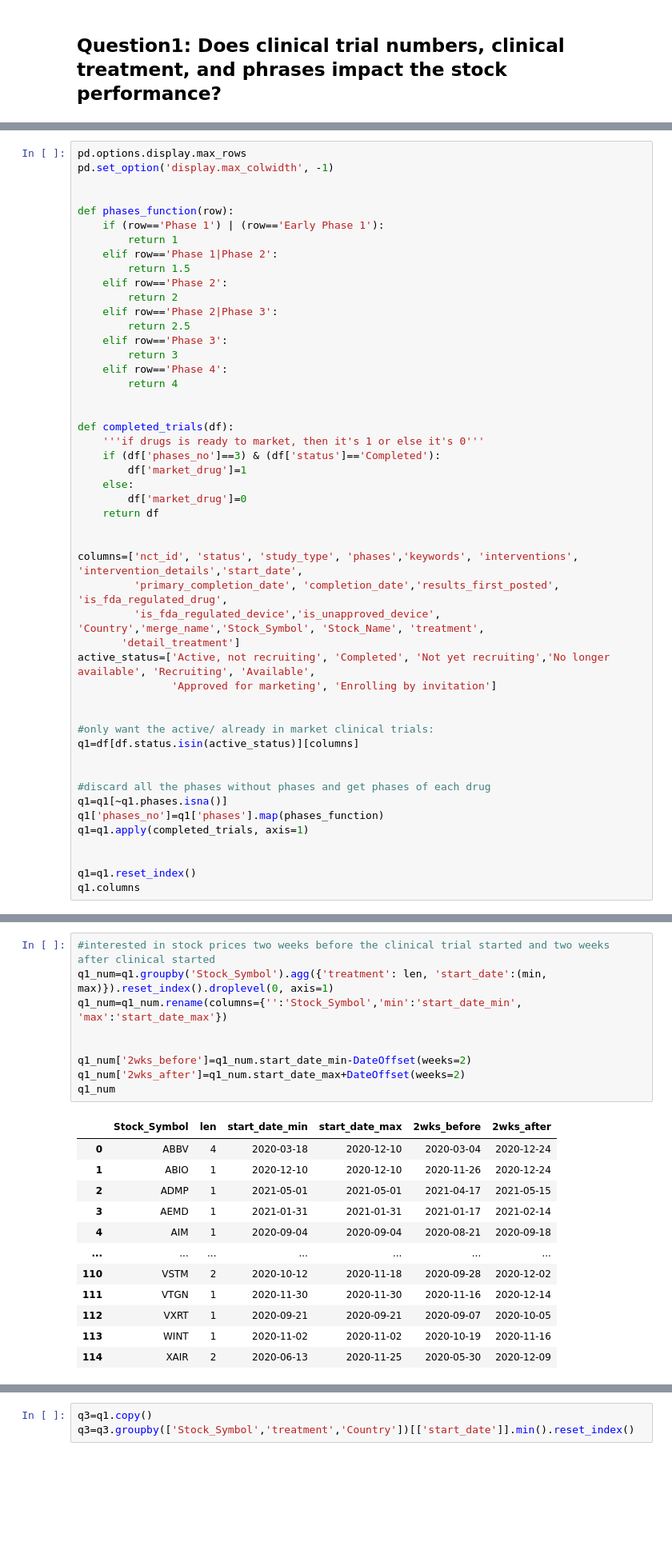
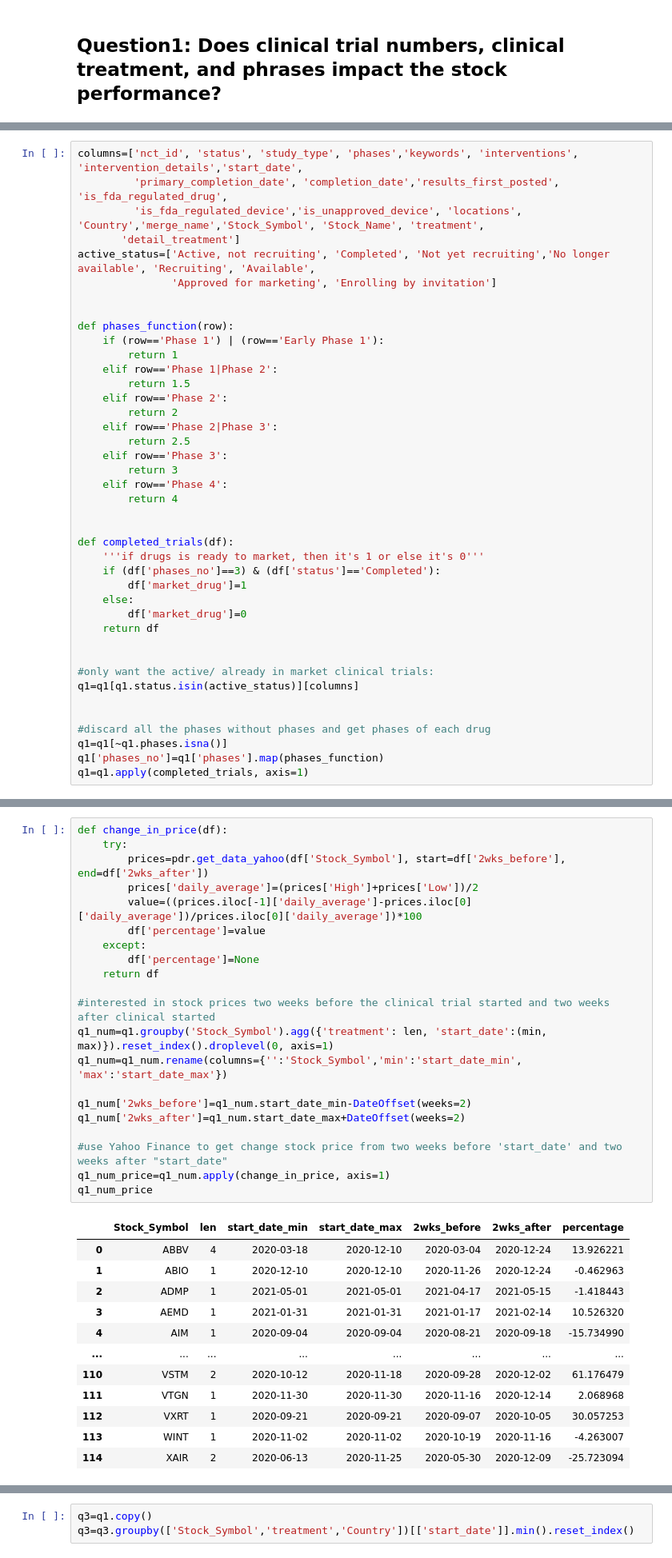
Before and after one commit to snowshine/mads-591-milestone1, a Jupyter notebook: Winnie_code.ipynb, the cells around one changed output, grey strips where cells are left out. Shown at 80% size. Drawn from its saved outputs; the diff is of its cells as text; blank space fills up the shorter version.

```diff
--- a/Winnie_code.ipynb
+++ b/Winnie_code.ipynb
@@ -403,6 +341,10 @@ df['results_first_posted']=pd.to_datetime(df['results_first_posted'])
 # %%
-pd.options.display.max_rows
-pd.set_option('display.max_colwidth', -1)
+columns=['nct_id', 'status', 'study_type', 'phases','keywords', 'interventions', 'intervention_details','start_date',
+         'primary_completion_date', 'completion_date','results_first_posted', 'is_fda_regulated_drug',
+         'is_fda_regulated_device','is_unapproved_device', 'locations', 'Country','merge_name','Stock_Symbol', 'Stock_Name', 'treatment',
+       'detail_treatment']
+active_status=['Active, not recruiting', 'Completed', 'Not yet recruiting','No longer available', 'Recruiting', 'Available',
+               'Approved for marketing', 'Enrolling by invitation']
 
 
 def phases_function(row):
@@ -429,23 +371,11 @@ def completed_trials(df):
     return df
 
 
-columns=['nct_id', 'status', 'study_type', 'phases','keywords', 'interventions', 'intervention_details','start_date',
-         'primary_completion_date', 'completion_date','results_first_posted', 'is_fda_regulated_drug',
-         'is_fda_regulated_device','is_unapproved_device',  'Country','merge_name','Stock_Symbol', 'Stock_Name', 'treatment',
-       'detail_treatment']
-active_status=['Active, not recruiting', 'Completed', 'Not yet recruiting','No longer available', 'Recruiting', 'Available',
-               'Approved for marketing', 'Enrolling by invitation']
-
-
 #only want the active/ already in market clinical trials:
-q1=df[df.status.isin(active_status)][columns]
+q1=q1[q1.status.isin(active_status)][columns]
 
 
 #discard all the phases without phases and get phases of each drug
 q1=q1[~q1.phases.isna()]
 q1['phases_no']=q1['phases'].map(phases_function)
 q1=q1.apply(completed_trials, axis=1)
-
-
-q1=q1.reset_index()
-q1.columns
@@ -463,22 +384,34 @@ Index(['index', 'nct_id', 'status', 'study_type', 'phases', 'keywords',
 # %%
+def change_in_price(df):
+    try:
+        prices=pdr.get_data_yahoo(df['Stock_Symbol'], start=df['2wks_before'], end=df['2wks_after'])
+        prices['daily_average']=(prices['High']+prices['Low'])/2
+        value=((prices.iloc[-1]['daily_average']-prices.iloc[0]['daily_average'])/prices.iloc[0]['daily_average'])*100
+        df['percentage']=value
+    except:
+        df['percentage']=None
+    return df
+
 #interested in stock prices two weeks before the clinical trial started and two weeks after clinical started
 q1_num=q1.groupby('Stock_Symbol').agg({'treatment': len, 'start_date':(min, max)}).reset_index().droplevel(0, axis=1)
 q1_num=q1_num.rename(columns={'':'Stock_Symbol','min':'start_date_min', 'max':'start_date_max'})
 
-
 q1_num['2wks_before']=q1_num.start_date_min-DateOffset(weeks=2)
 q1_num['2wks_after']=q1_num.start_date_max+DateOffset(weeks=2)
-q1_num
+
+#use Yahoo Finance to get change stock price from two weeks before 'start_date' and two weeks after "start_date"
+q1_num_price=q1_num.apply(change_in_price, axis=1)
+q1_num_price
 # %% [output]
-|  | Stock_Symbol | len | start_date_min | start_date_max | 2wks_before | 2wks_after |
-| 0 | ABBV | 4 | 2020-03-18 | 2020-12-10 | 2020-03-04 | 2020-12-24 |
-| 1 | ABIO | 1 | 2020-12-10 | 2020-12-10 | 2020-11-26 | 2020-12-24 |
-| 2 | ADMP | 1 | 2021-05-01 | 2021-05-01 | 2021-04-17 | 2021-05-15 |
-| 3 | AEMD | 1 | 2021-01-31 | 2021-01-31 | 2021-01-17 | 2021-02-14 |
-| 4 | AIM | 1 | 2020-09-04 | 2020-09-04 | 2020-08-21 | 2020-09-18 |
-| ... | ... | ... | ... | ... | ... | ... |
-| 110 | VSTM | 2 | 2020-10-12 | 2020-11-18 | 2020-09-28 | 2020-12-02 |
-| 111 | VTGN | 1 | 2020-11-30 | 2020-11-30 | 2020-11-16 | 2020-12-14 |
-| 112 | VXRT | 1 | 2020-09-21 | 2020-09-21 | 2020-09-07 | 2020-10-05 |
-| 113 | WINT | 1 | 2020-11-02 | 2020-11-02 | 2020-10-19 | 2020-11-16 |
-| 114 | XAIR | 2 | 2020-06-13 | 2020-11-25 | 2020-05-30 | 2020-12-09 |
+|  | Stock_Symbol | len | start_date_min | start_date_max | 2wks_before | 2wks_after | percentage |
+| 0 | ABBV | 4 | 2020-03-18 | 2020-12-10 | 2020-03-04 | 2020-12-24 | 13.926221 |
+| 1 | ABIO | 1 | 2020-12-10 | 2020-12-10 | 2020-11-26 | 2020-12-24 | -0.462963 |
+| 2 | ADMP | 1 | 2021-05-01 | 2021-05-01 | 2021-04-17 | 2021-05-15 | -1.418443 |
+| 3 | AEMD | 1 | 2021-01-31 | 2021-01-31 | 2021-01-17 | 2021-02-14 | 10.526320 |
+| 4 | AIM | 1 | 2020-09-04 | 2020-09-04 | 2020-08-21 | 2020-09-18 | -15.734990 |
+| ... | ... | ... | ... | ... | ... | ... | ... |
+| 110 | VSTM | 2 | 2020-10-12 | 2020-11-18 | 2020-09-28 | 2020-12-02 | 61.176479 |
+| 111 | VTGN | 1 | 2020-11-30 | 2020-11-30 | 2020-11-16 | 2020-12-14 | 2.068968 |
+| 112 | VXRT | 1 | 2020-09-21 | 2020-09-21 | 2020-09-07 | 2020-10-05 | 30.057253 |
+| 113 | WINT | 1 | 2020-11-02 | 2020-11-02 | 2020-10-19 | 2020-11-16 | -4.263007 |
+| 114 | XAIR | 2 | 2020-06-13 | 2020-11-25 | 2020-05-30 | 2020-12-09 | -25.723094 |
```
Also changed, not shown: parts of 90 cells of this notebook, 6 other files.
